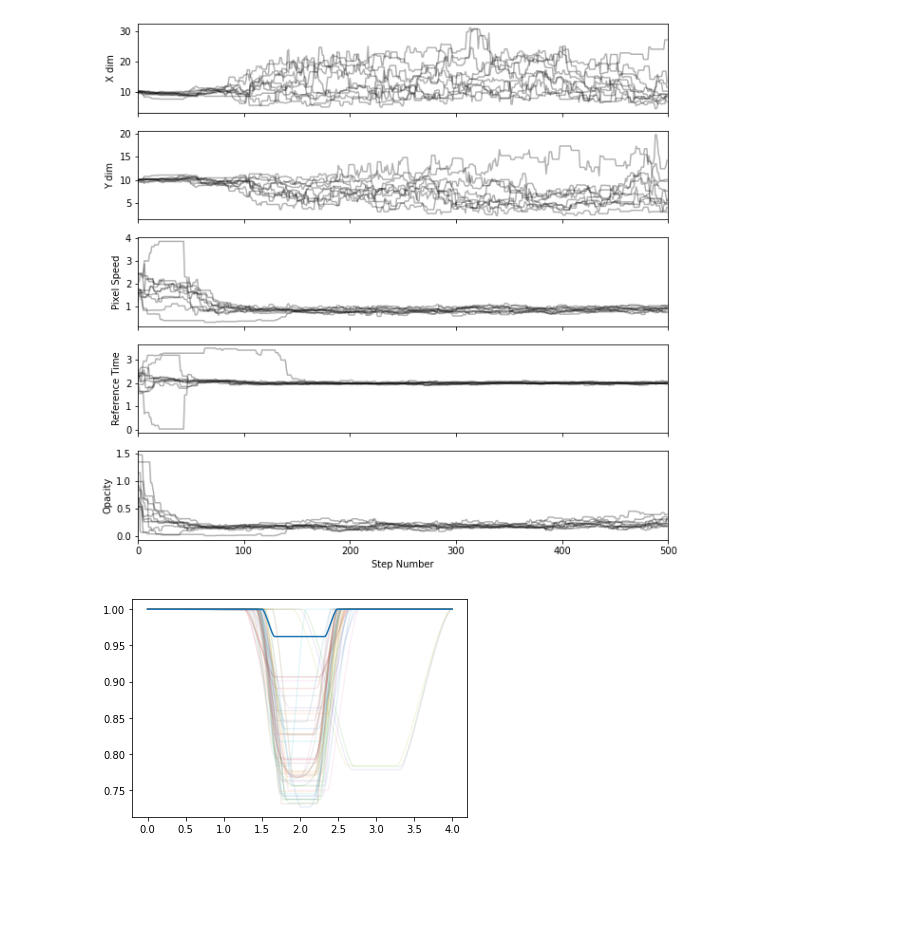
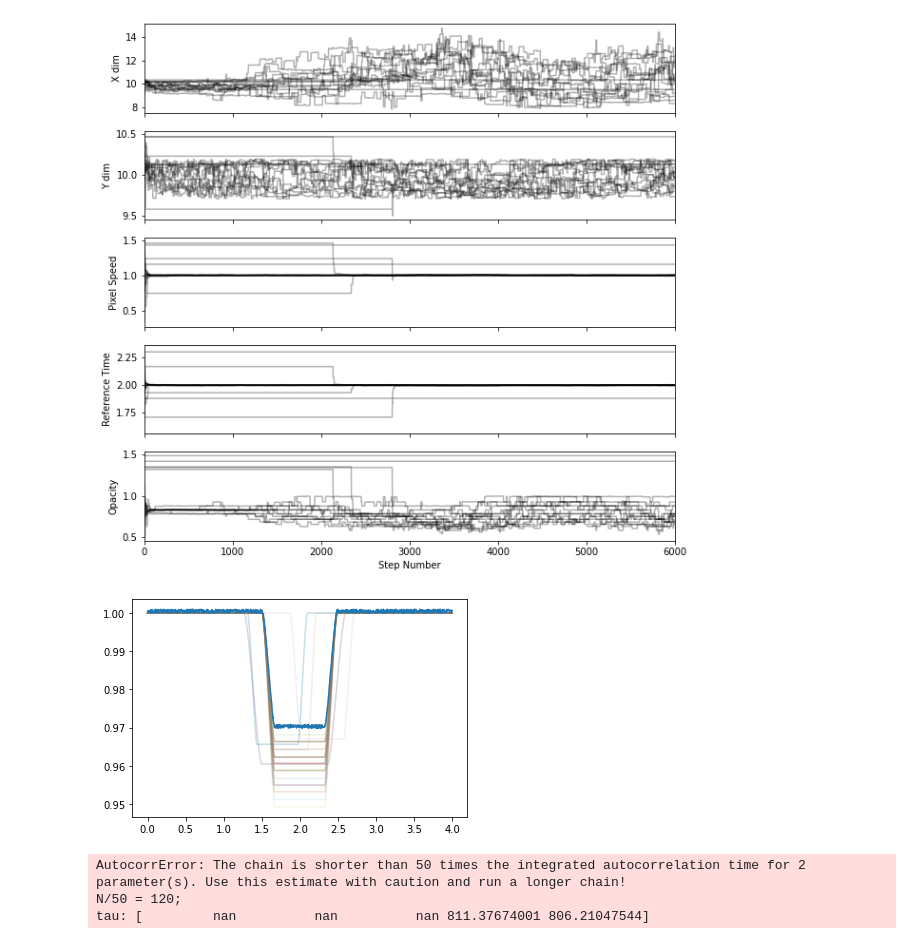
Before and after one commit to joshua-bromley/mcmcSampler, a Jupyter notebook: sampler.ipynb, the cells around one changed output. Drawn from its saved outputs; the diff is of its cells as text; code cells hidden in the pictures; blank space fills up the shorter version.

```diff
--- a/sampler.ipynb
+++ b/sampler.ipynb
@@ -85,7 +88,7 @@ def logLikelihood(theta, times, flux, fluxErr):
         lnl (float) - log likelihood for the given theta values
     """
     xdim, ydim, velocity, tRef, opacity = theta
-    fluxPredicted = transitSim(xdim, ydim,20,velocity,times, tRef,opacity)
+    fluxPredicted = transitSim(xdim, ydim,50,velocity,times, tRef,opacity)
     error = [((flux[i] - fluxPredicted[i])**2) /(2*fluxErr[i]**2) for i in range(len(flux))]
     lnl = -np.sum(error)
     return lnl
@@ -165,8 +166,12 @@ plt.show()
 # %%
 times = np.linspace(0,4,1000)
-flux = transitSim(10,10,50,1,times,2,1)
-fluxErr = 0.0005*np.ones(1000)
+flux = transitSim(10,10,50,1,times,2,0.8)
+fluxErr = 0.001*np.ones(1000)
+flux = flux + np.random.random(1000)*fluxErr
 fig = plt.subplot()
-fig.plot(times, flux)
+fig.plot(times, flux, ls = '', marker = '.')
 plt.show()
+
+ncpu = cpu_count()
+print("{0} CPUs".format(ncpu))
 # %% [output]
@@ -174,7 +180,7 @@ plt.show()
 # %%
-pos = [10,10,2,2,1] * np.ones([10,5]) + np.random.random([10,5]) - 0.5
+pos = [10,10,1,2,1] * np.ones([16,5]) + np.random.random([16,5]) - 0.5
 nwalkers, ndim = pos.shape
 
 with Pool() as pool:
-    sampler = emcee.EnsembleSampler(nwalkers, ndim, logProbability, args = (times, flux, fluxErr))
-    sampler.run_mcmc(pos,500, progress = True)
+    sampler = emcee.EnsembleSampler(nwalkers, ndim, logProbability, args = (times, flux, fluxErr), pool = pool)
+    sampler.run_mcmc(pos,6000, progress = True)
@@ -265,17 +197,25 @@ for i in range(ndim):
 axes[-1].set_xlabel("Step Number")
 plt.show()
 # %% [output]
-[figure, old version]
+[figure, new version]
 # %%
 fig = plt.subplot()
-flat_samples = sampler.get_chain(discard=10, thin=15, flat=True)
+flat_samples = sampler.get_chain(discard=100, thin=15, flat=True)
 inds = np.random.randint(len(flat_samples), size=50)
 for ind in inds:
     sample = flat_samples[ind]
-    sampleFlux = transitSim(sample[0],sample[1],20,sample[2],times,sample[3],1)
+    sampleFlux = transitSim(sample[0],sample[1],50,sample[2],times,sample[3],1)
     fig.plot(times,sampleFlux,alpha = 0.1)
+
 
 fig.plot(times,flux)
 plt.show()
 # %% [output]
-[figure, old version]
+[figure, new version]
+# %%
+tau = sampler.get_autocorr_time()
+print(tau)
+# %% [output]
+AutocorrError: The chain is shorter than 50 times the integrated autocorrelation time for 2 parameter(s). Use this estimate with caution and run a longer chain!
+N/50 = 120;
+tau: [         nan          nan          nan 811.37674001 806.21047544]
```
Also changed, not shown: parts of 5 cells of this notebook.
